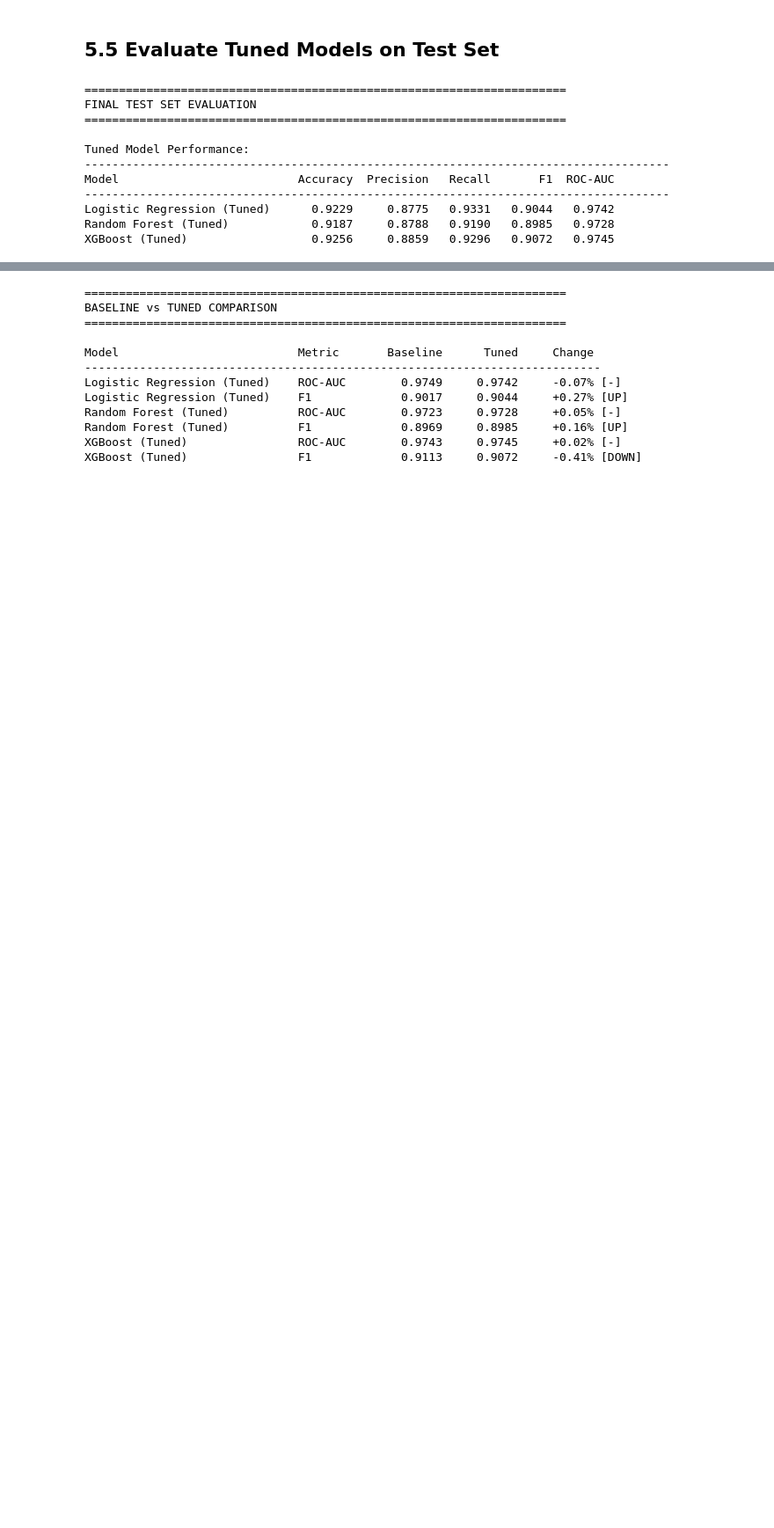
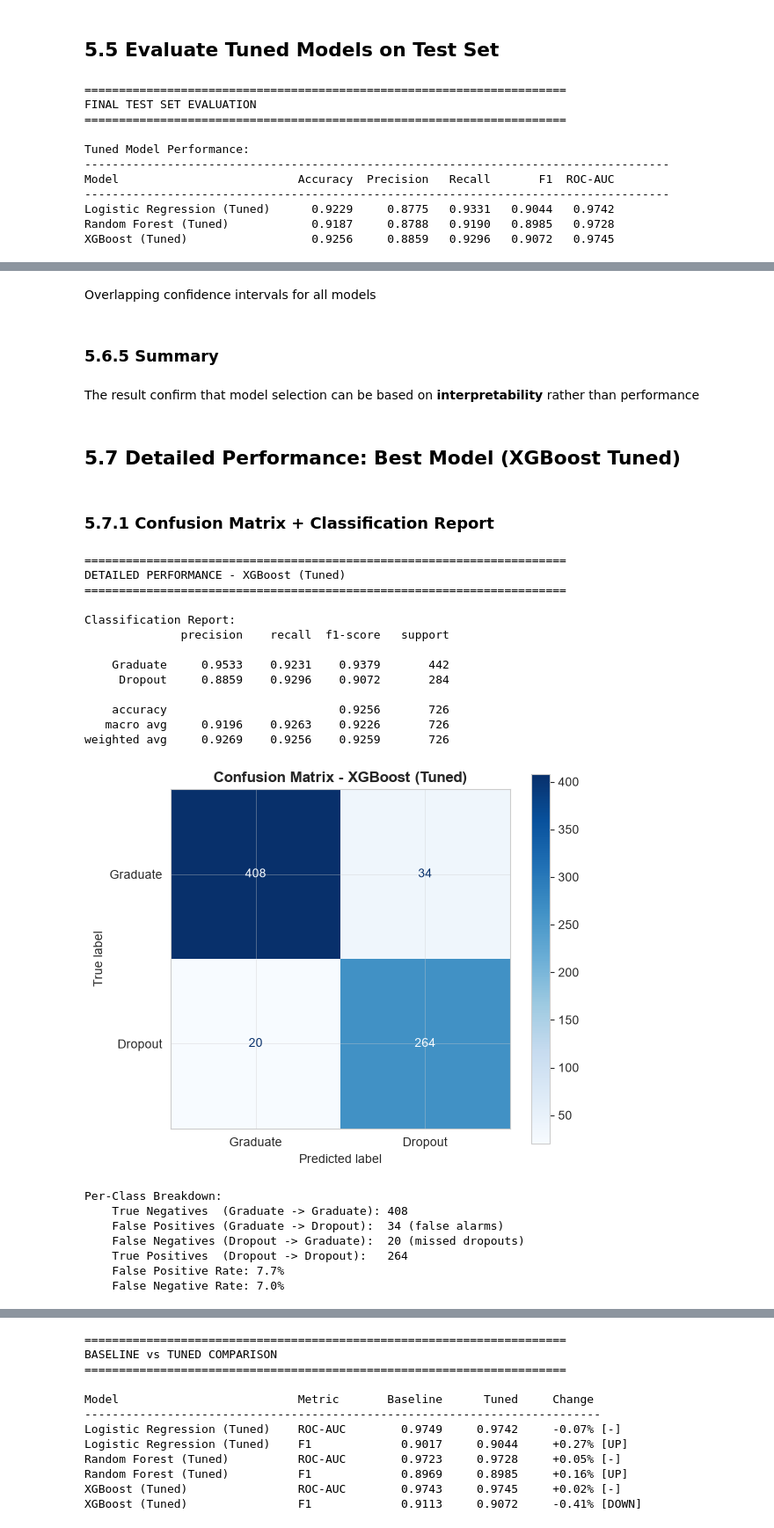
Before and after one commit to adrienKoumgangT/student-dropout-classifier, a Jupyter notebook: notebooks/05_hyperparameter_tuning.ipynb, the cells around one changed output, grey strips where cells are left out. Shown at 88% size. Saved outputs shown, nothing was run; the diff lists cells and outputs as text; code cells hidden in the pictures; blank space fills up the shorter version.

Commit message:
add detailed performance for best model

```diff
--- a/notebooks/05_hyperparameter_tuning.ipynb
+++ b/notebooks/05_hyperparameter_tuning.ipynb
@@ -637,0 +829,66 @@ XGBoost (Tuned)                  0.9256     0.8859   0.9296   0.9072   0.9745
+# %% [markdown]
+Overlapping confidence intervals for all models
+# %% [markdown]
+### 5.6.5 Summary
+# %% [markdown]
+The result confirm that model selection can be based on **interpretability** rather than performance
+# %% [markdown]
+## 5.7 Detailed Performance: Best Model (XGBoost Tuned)
+# %% [markdown]
+### 5.7.1 Confusion Matrix + Classification Report
+# %%
+print("=" * 70)
+print("DETAILED PERFORMANCE - XGBoost (Tuned)")
+print("=" * 70)
+print()
+
+# Classification Report
+print("Classification Report:")
+print(classification_report(y_test, tuned_predictions['XGBoost (Tuned)'],
+                            target_names=['Graduate', 'Dropout'],
+                            digits=4))
+print()
+
+# Confusion Matrix
+fig, ax = plt.subplots(figsize=(6.0, 5.0))
+ConfusionMatrixDisplay.from_predictions(
+    y_test, tuned_predictions['XGBoost (Tuned)'],
+    display_labels=['Graduate', 'Dropout'],
+    cmap='Blues', ax=ax
+)
+ax.set_title('Confusion Matrix - XGBoost (Tuned)', fontweight='bold')
+plt.tight_layout()
+plt.savefig('../reports/figures/confusion_matrix_xgb_tuned.png', dpi=150)
+plt.show()
+
+# Per-class metrics
+tn, fp, fn, tp = confusion_matrix(y_test, tuned_predictions['XGBoost (Tuned)']).ravel()
+print(f"Per-Class Breakdown:")
+print(f"    True Negatives  (Graduate -> Graduate): {tn}")
+print(f"    False Positives (Graduate -> Dropout):  {fp} (false alarms)")
+print(f"    False Negatives (Dropout -> Graduate):  {fn} (missed dropouts)")
+print(f"    True Positives  (Dropout -> Dropout):   {tp}")
+print(f"    False Positive Rate: {fp/(fp+tn)*100:.1f}%")
+print(f"    False Negative Rate: {fn/(fn+tp)*100:.1f}%")
+# %% [output]
+======================================================================
+DETAILED PERFORMANCE - XGBoost (Tuned)
+======================================================================
+
+Classification Report:
+              precision    recall  f1-score   support
+
+    Graduate     0.9533    0.9231    0.9379       442
+     Dropout     0.8859    0.9296    0.9072       284
+
+    accuracy                         0.9256       726
+   macro avg     0.9196    0.9263    0.9226       726
+weighted avg     0.9269    0.9256    0.9259       726
+[figure, added]
+Per-Class Breakdown:
+    True Negatives  (Graduate -> Graduate): 408
+    False Positives (Graduate -> Dropout):  34 (false alarms)
+    False Negatives (Dropout -> Graduate):  20 (missed dropouts)
+    True Positives  (Dropout -> Dropout):   264
+    False Positive Rate: 7.7%
+    False Negative Rate: 7.0%
```
Also changed, not shown: parts of 27 cells of this notebook, 17 other files.
